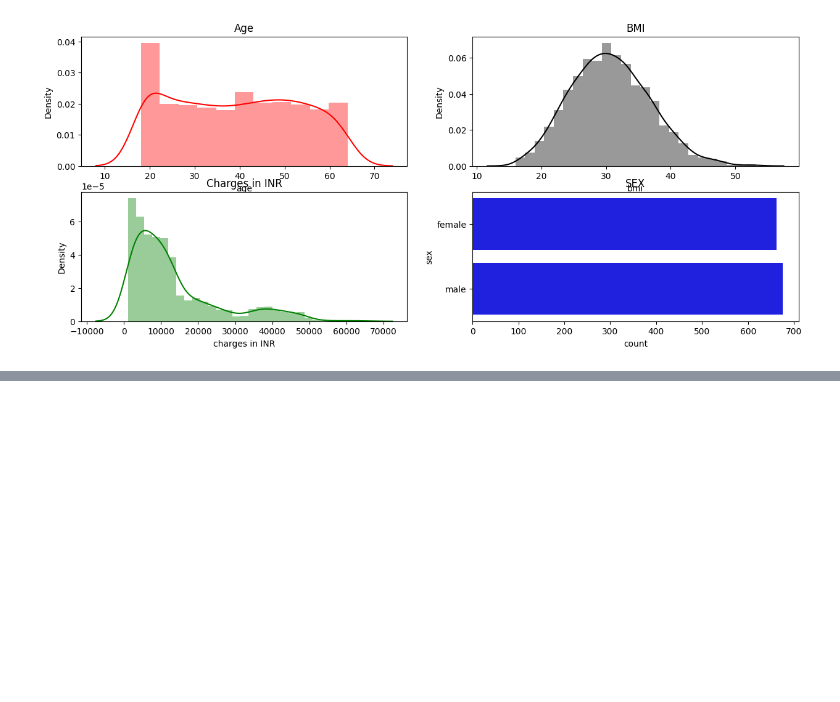
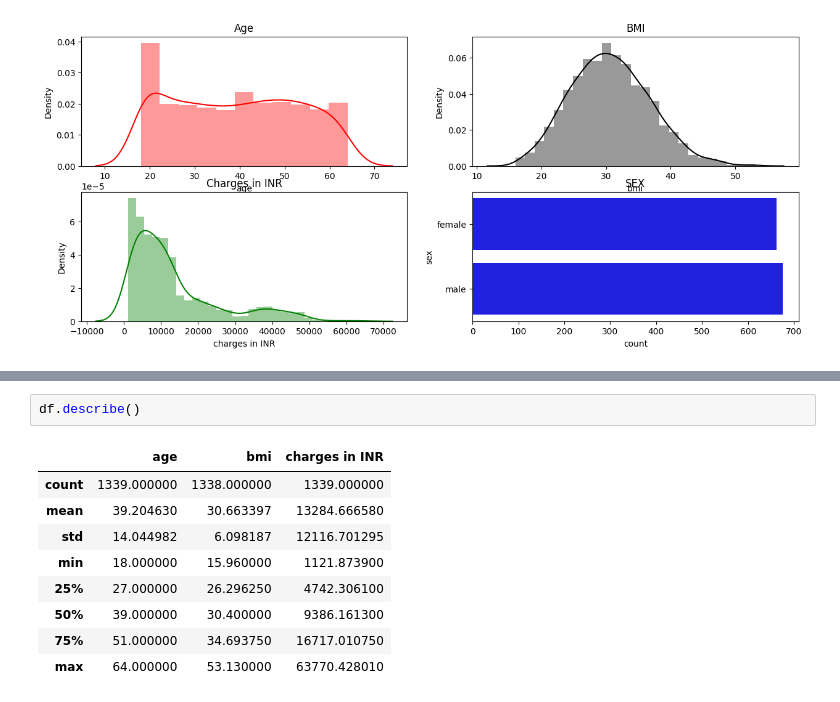
Before and after one commit to ShravanJadhav/DataScience_Practice, a Jupyter notebook: Outlier_Detection_Plot.ipynb, the cells around one changed output, grey strips where cells are left out. Saved outputs shown, nothing was run; the diff lists cells and outputs as text; blank space fills up the shorter version.

```diff
--- a/Outlier_Detection_Plot.ipynb
+++ b/Outlier_Detection_Plot.ipynb
@@ -37,0 +80,12 @@ plt.show()
+# %%
+df.describe()
+# %% [output]
+|  | age | bmi | charges in INR |
+| count | 1339.000000 | 1338.000000 | 1339.000000 |
+| mean | 39.204630 | 30.663397 | 13284.666580 |
+| std | 14.044982 | 6.098187 | 12116.701295 |
+| min | 18.000000 | 15.960000 | 1121.873900 |
+| 25% | 27.000000 | 26.296250 | 4742.306100 |
+| 50% | 39.000000 | 30.400000 | 9386.161300 |
+| 75% | 51.000000 | 34.693750 | 16717.010750 |
+| max | 64.000000 | 53.130000 | 63770.428010 |
```
Also changed, not shown: parts of 8 cells of this notebook.
